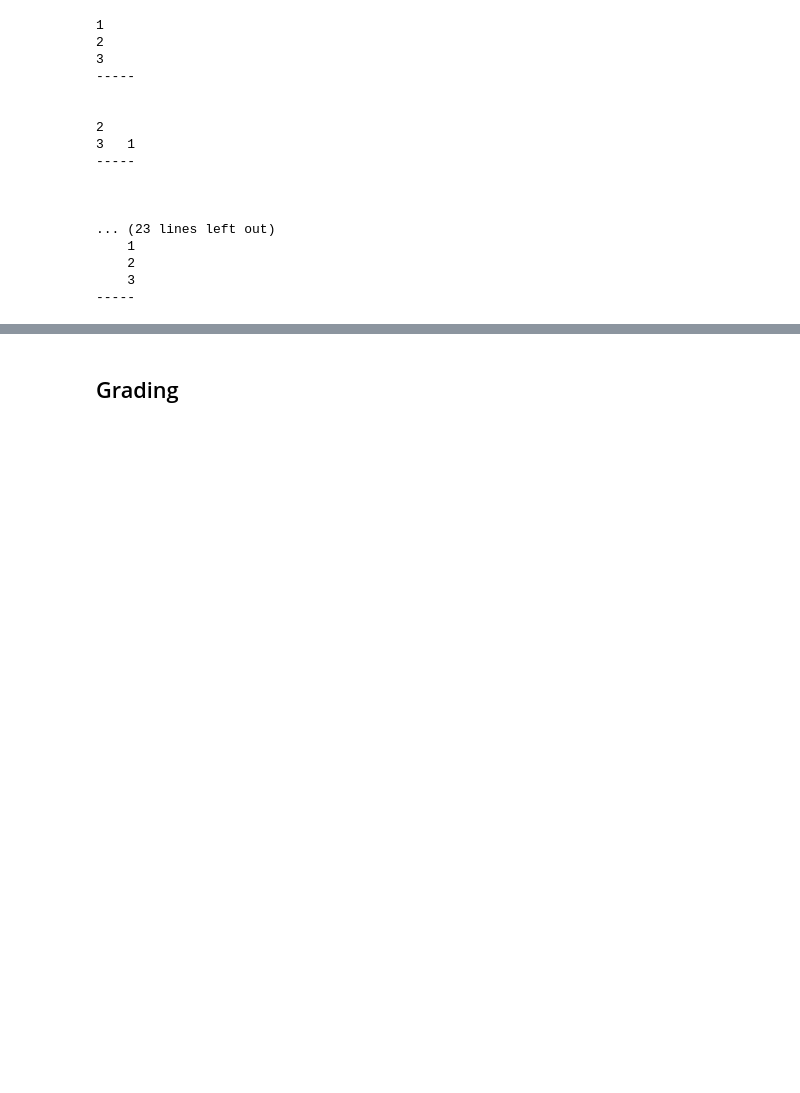
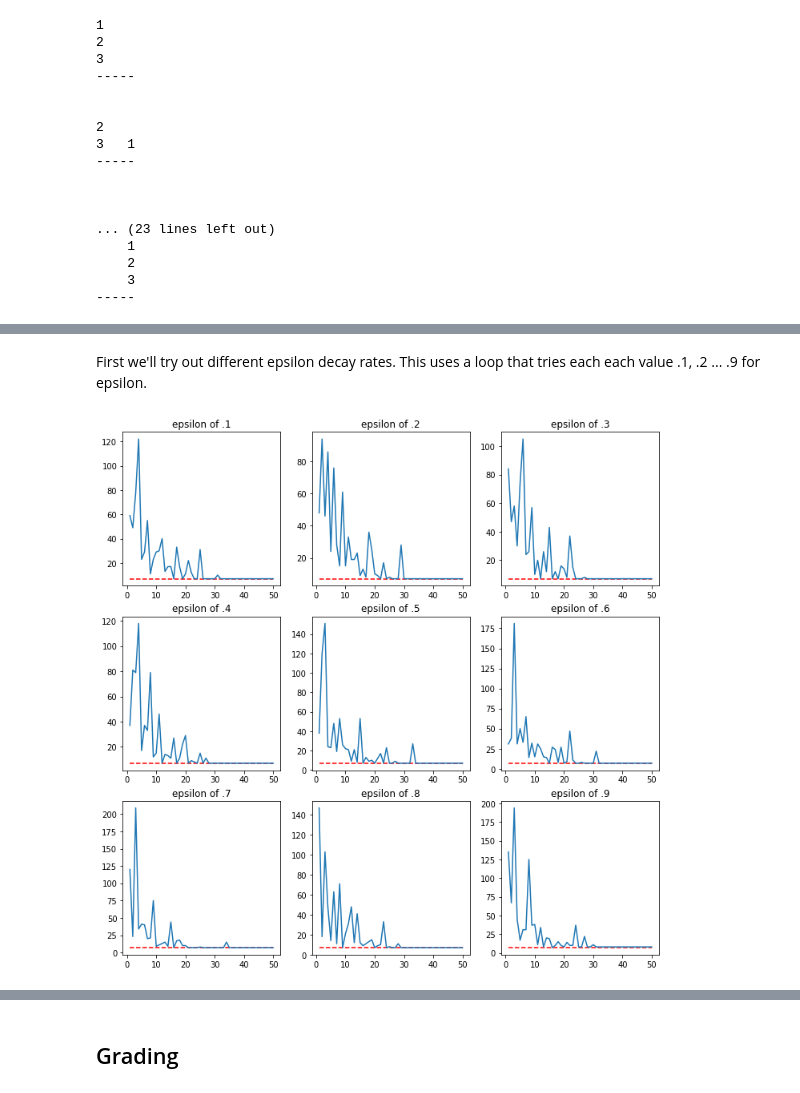
Before and after one commit to benhunterco/cs440, a Jupyter notebook: Newell-A4.ipynb, the cells around one changed output, grey strips where cells are left out. Cells and saved outputs as stored; diff of their text form; code cells hidden in the pictures; blank space fills up the shorter version.

```diff
--- a/Newell-A4.ipynb
+++ b/Newell-A4.ipynb
@@ -396,0 +372,15 @@ for s in path:
+# %% [markdown]
+First we'll try out different epsilon decay rates. This uses a loop that tries each each value .1, .2 ... .9 for epsilon.
+# %%
+import numpy as np
+results = []
+for epsilonDecayRate in np.linspace(0.1, 0.9, 9 ):
+    results.append(trainQ(50, 0.5, epsilonDecayRate, validMoves, makeMove))
+fig = plt.figure(figsize = (12, 12))
+for i in range(1,10):
+    fig.add_subplot(3,3,i)
+    plotStep(results[i - 1][1])
+    plt.title("epsilon of ." + str(i))
+#plt.subplots_adjust(wspace = )
+# %% [output]
+[figure, added]
```
Also changed, not shown: parts of 43 cells of this notebook, 1 other file.
